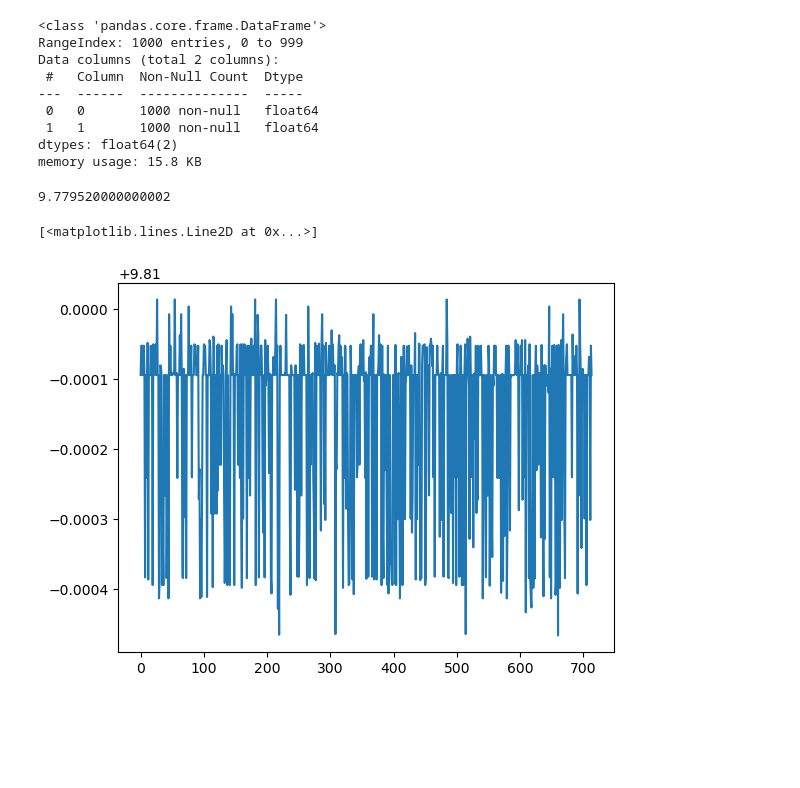
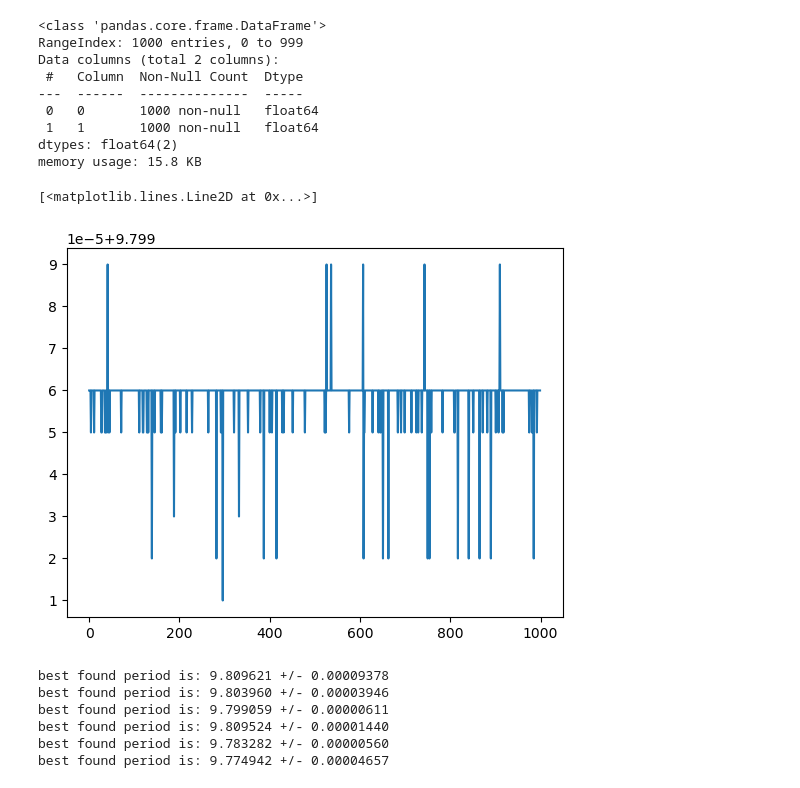
Before and after one commit to supremeKAI40/ULXP_thesis_analysis, a Jupyter notebook: nicer/nb_bootstrap_reportin.ipynb, the cells around one changed output. Saved outputs shown, nothing was run; the diff lists cells and outputs as text; code cells hidden in the pictures; blank space fills up the shorter version.

Commit message:
adding fcalc iterartions period.dat and t-chi.qdp

```diff
--- a/nicer/nb_bootstrap_reportin.ipynb
+++ b/nicer/nb_bootstrap_reportin.ipynb
@@ -437,6 +437,10 @@ import numpy as np
 # %%
 df201=pd.read_csv('./bootstrap_error/6050390201/periods.dat',header=None,sep=' ')
 df204=pd.read_csv('./bootstrap_error/6050390204/periods.dat',header=None,sep=' ')
+df227=pd.read_csv('./bootstrap_error/6050390227/periods.dat',header=None,sep=' ')
+df244=pd.read_csv('./bootstrap_error/6050390244/periods.dat',header=None,sep=' ')
+df261=pd.read_csv('./bootstrap_error/6050390261/periods.dat',header=None,sep=' ')
+df284=pd.read_csv('./bootstrap_error/6050390284/periods.dat',header=None,sep=' ')
 df201.info()
 # %% [output]
 <class 'pandas.core.frame.DataFrame'>
@@ -448,12 +452,22 @@ Data columns (total 2 columns):
  1   1       1000 non-null   float64
 dtypes: float64(2)
 memory usage: 15.8 KB
-# %%
-9.80-(1e-5*2048)
-# %% [output]
-9.779520000000002
 # %%
-plt.plot(np.arange(0,714),df204[0])
+plt.plot(np.arange(0,1000),df227[0])
 # %% [output]
 [<matplotlib.lines.Line2D at 0x...>]
-[figure, old version]
+[figure, new version]
+# %%
+def report_period(dfllist):
+    for df in dflist:
+        print("best found period is: {:.6f} +/- {:.8f}".format(df[0].mean(),np.std(df[0])))
+
+dflist=[df201,df204,df227,df244,df261,df284]
+report_period(dflist)
+# %% [output]
+best found period is: 9.809621 +/- 0.00009378
+best found period is: 9.803960 +/- 0.00003946
+best found period is: 9.799059 +/- 0.00000611
+best found period is: 9.809524 +/- 0.00001440
+best found period is: 9.783282 +/- 0.00000560
+best found period is: 9.774942 +/- 0.00004657
```
Also changed, not shown: parts of 3 cells of this notebook, 17 other files.
